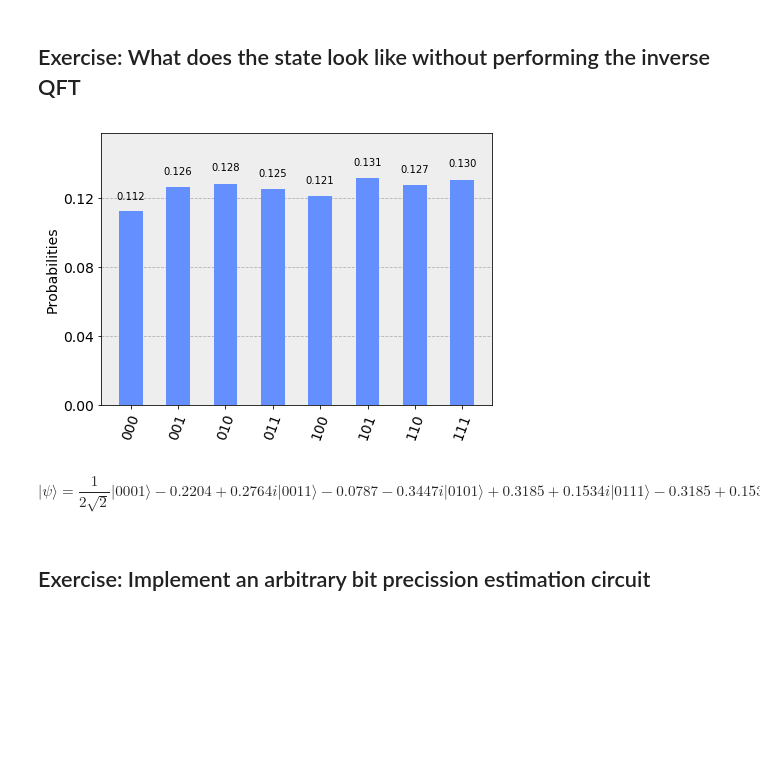
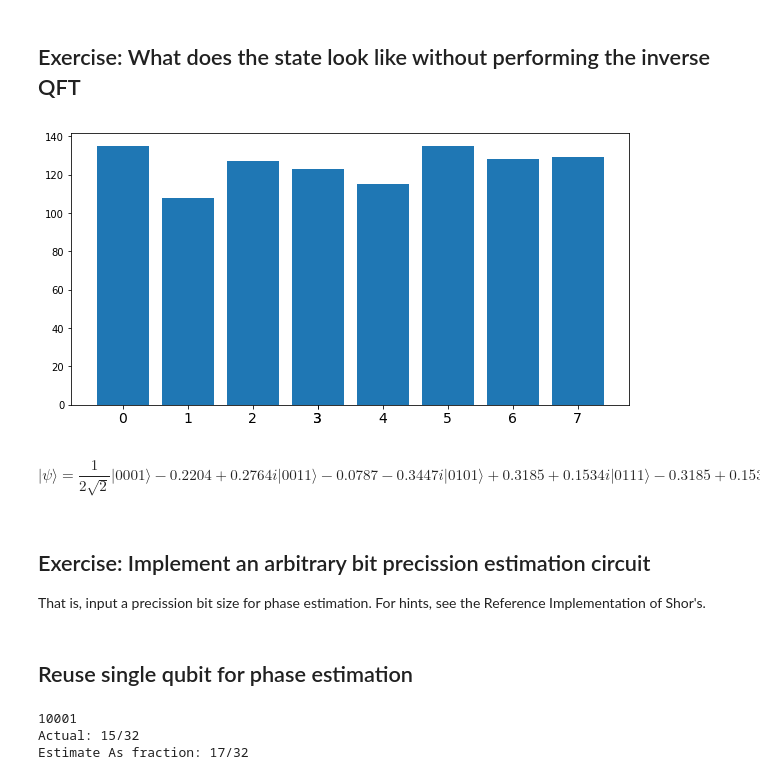
Before and after one commit to mtracy-quantum/learn_quantum, a Jupyter notebook: PhaseEstimation.ipynb, the cells around one changed output. Drawn from its saved outputs; the diff is of its cells as text; code cells hidden in the pictures; blank space fills up the shorter version.

```diff
--- a/PhaseEstimation.ipynb
+++ b/PhaseEstimation.ipynb
@@ -595,13 +629,56 @@ plot_histogram(answers)
 # %%
 shots = 1000
 answers = lq.execute_simulated(qc+m ,shots)
-# %%
-plot_histogram(answers)
-# %% [output]
-[figure, removed]
+# %%
+lq.plot_results(answers, spacing=0)
+# %% [output]
+[figure, added]
 # %%
 Latex(lq.show_state_vector(qc))
 # %% [output]
 \begin{equation*} \vert \psi\rangle=\frac{1}{2\sqrt{2}} \vert0001\rangle-0.2204+0.2764i \vert0011\rangle-0.0787-0.3447i \vert0101\rangle+0.3185+0.1534i \vert0111\rangle-0.3185+0.1534i \vert1001\rangle+0.0787-0.3447i \vert1011\rangle+0.2204+0.2764i \vert1101\rangle-\frac{1}{2\sqrt{2}} \vert1111\rangle\end{equation*}
 # %% [markdown]
 ## Exercise:  Implement an arbitrary bit precission estimation circuit
+
+That is, input a precission bit size for phase estimation.  For hints, see the Reference Implementation of Shor's.
+# %% [markdown]
+## Reuse single qubit for phase estimation
+# %%
+def rotate_phase(rotate_angle, qr, cr):
+    rotation = QuantumCircuit(qr, cr)
+    rotation.cu1(rotate_angle, qr[0], qr[1])
+    return rotation
+
+qr = QuantumRegister(2)
+cr = ClassicalRegister(1)
+initial = QuantumCircuit(qr, cr)
+
+initial.h(qr[0])
+initial.x(qr[1])
+
+
+angle = 2 * (15*π/32)
+
+final = QuantumCircuit(qr, cr)
+final.h(qr[0])
+
+m = QuantumCircuit(qr, cr)
+m.measure(qr[0], cr[0])
+
+
+shots = 1
+binary_phase = ''
+for k in range(5):
+    rotation = rotate_phase(angle*(2**k), qr, cr)
+
+    answers = lq.execute_simulated(initial+rotation+final+m ,shots)
+    binary_phase = next(iter(answers)) + binary_phase # reverse order
+
+binary_decimal = int(binary_phase,2)/(2**len(binary_phase))
+
+print('Actual:', Fraction(angle/(2*π)).limit_denominator(32))
+print('Estimate As fraction:', Fraction(binary_decimal).limit_denominator(32))
+# %% [output]
+10001
+Actual: 15/32
+Estimate As fraction: 17/32
```
Also changed, not shown: parts of 31 cells of this notebook, 3 other files.
